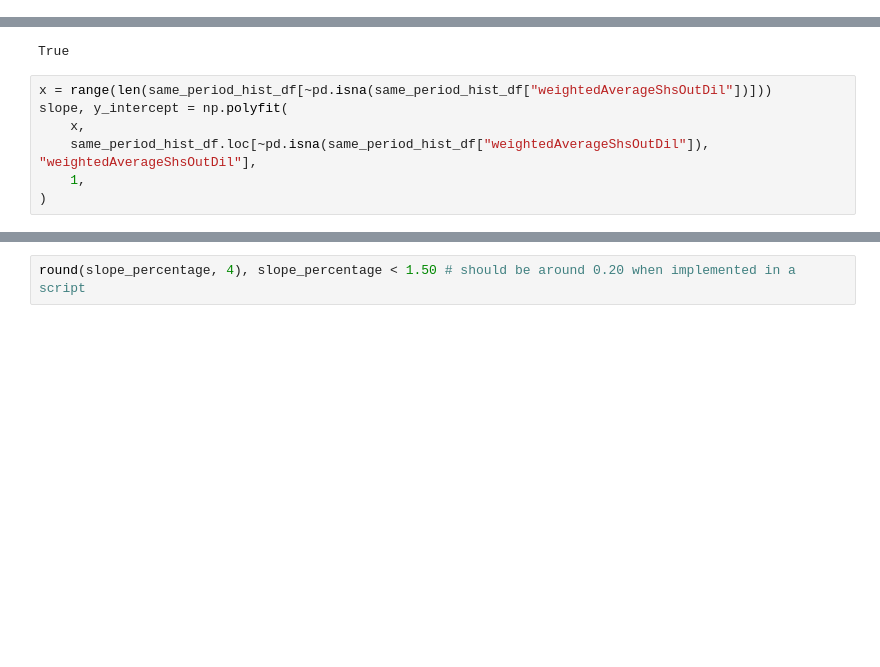
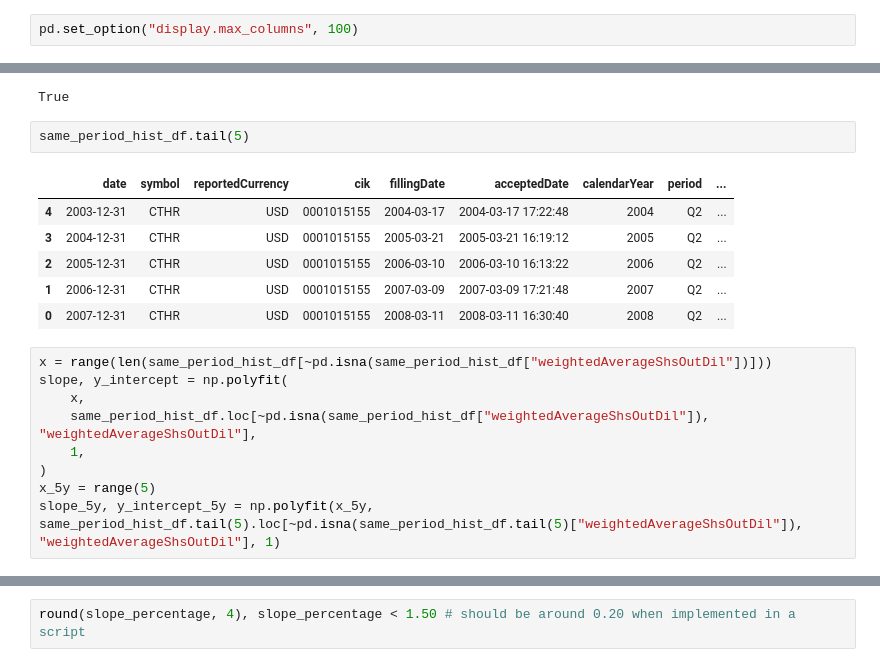
Before and after one commit to simonjpc/value_investment, a Jupyter notebook: notebooks/backtesting-exploration.ipynb, the cells around one changed output, grey strips where cells are left out. Drawn from its saved outputs; the diff is of its cells as text; blank space fills up the shorter version.

```diff
--- a/notebooks/backtesting-exploration.ipynb
+++ b/notebooks/backtesting-exploration.ipynb
@@ -9,6 +9,8 @@ from datetime import datetime
 from valuation.liquidation import compute_ncavps, compute_liqvps
 from valuation.constants import CURRENT_ASSETS_FACTORS
 from valuation.data_injection import Injector
+# %%
+pd.set_option("display.max_columns", 100)
 # %% [markdown]
 ## Config
 # %%
@@ -190,6 +206,15 @@ same_period_hist_df = same_period_hist_df[::-1]
 same_period_hist_df.reset_index().loc[0, "weightedAverageShsOutDil"] == 5627251.0
 # %% [output]
 True
+# %%
+same_period_hist_df.tail(5)
+# %% [output]
+|  | date | symbol | reportedCurrency | cik | fillingDate | acceptedDate | calendarYear | period | ... |
+| 4 | 2003-12-31 | CTHR | USD | 0001015155 | 2004-03-17 | 2004-03-17 17:22:48 | 2004 | Q2 | ... |
+| 3 | 2004-12-31 | CTHR | USD | 0001015155 | 2005-03-21 | 2005-03-21 16:19:12 | 2005 | Q2 | ... |
+| 2 | 2005-12-31 | CTHR | USD | 0001015155 | 2006-03-10 | 2006-03-10 16:13:22 | 2006 | Q2 | ... |
+| 1 | 2006-12-31 | CTHR | USD | 0001015155 | 2007-03-09 | 2007-03-09 17:21:48 | 2007 | Q2 | ... |
+| 0 | 2007-12-31 | CTHR | USD | 0001015155 | 2008-03-11 | 2008-03-11 16:30:40 | 2008 | Q2 | ... |
 # %%
 x = range(len(same_period_hist_df[~pd.isna(same_period_hist_df["weightedAverageShsOutDil"])]))
 slope, y_intercept = np.polyfit(
@@ -197,6 +222,8 @@ slope, y_intercept = np.polyfit(
     same_period_hist_df.loc[~pd.isna(same_period_hist_df["weightedAverageShsOutDil"]), "weightedAverageShsOutDil"],
     1,
 )
+x_5y = range(5)
+slope_5y, y_intercept_5y = np.polyfit(x_5y, same_period_hist_df.tail(5).loc[~pd.isna(same_period_hist_df.tail(5)["weightedAverageShsOutDil"]), "weightedAverageShsOutDil"], 1)
 # %%
 import matplotlib.pyplot as plt
 fig, ax = plt.subplots(1, 1)
```
Also changed, not shown: parts of 12 cells of this notebook, 1 other file.
